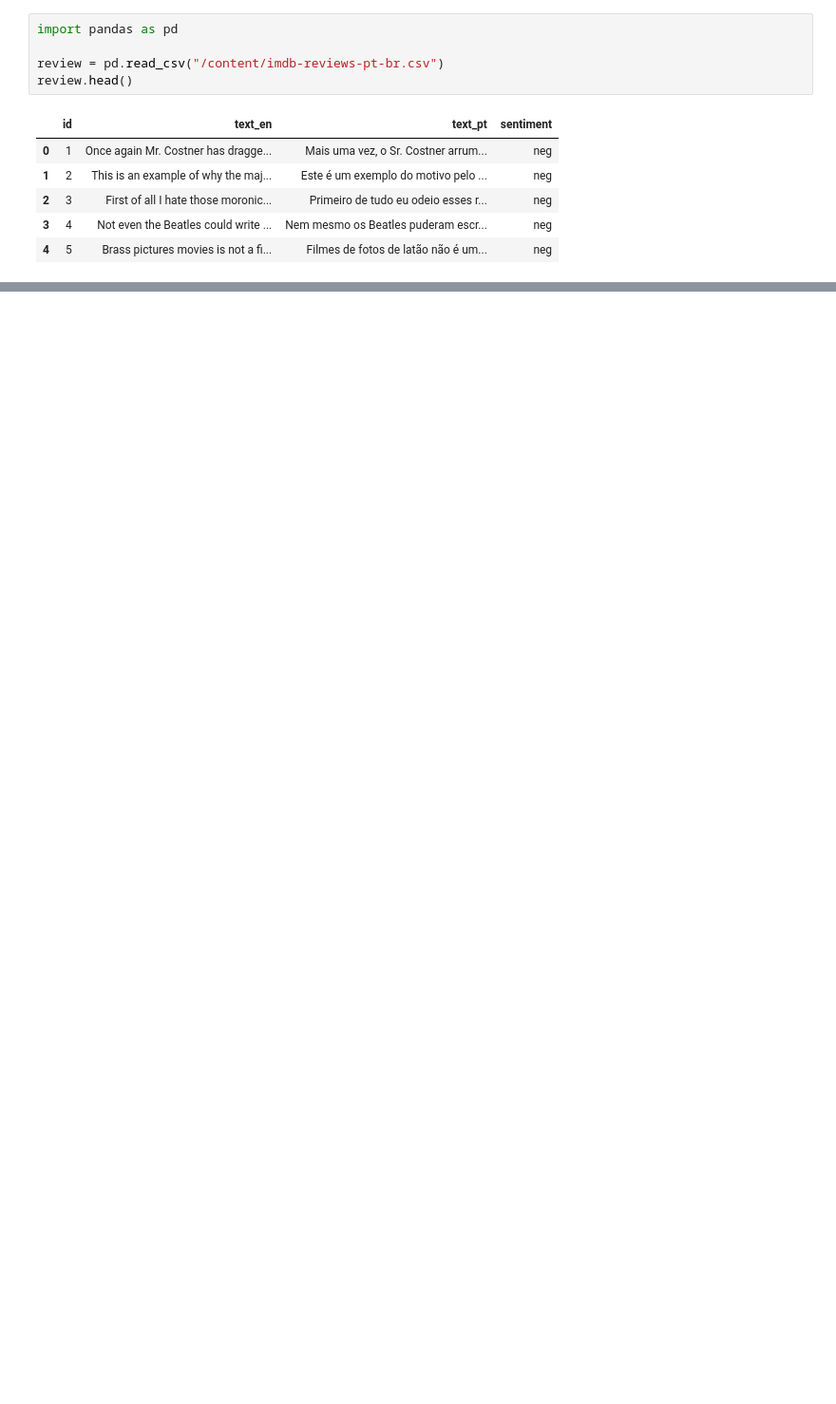
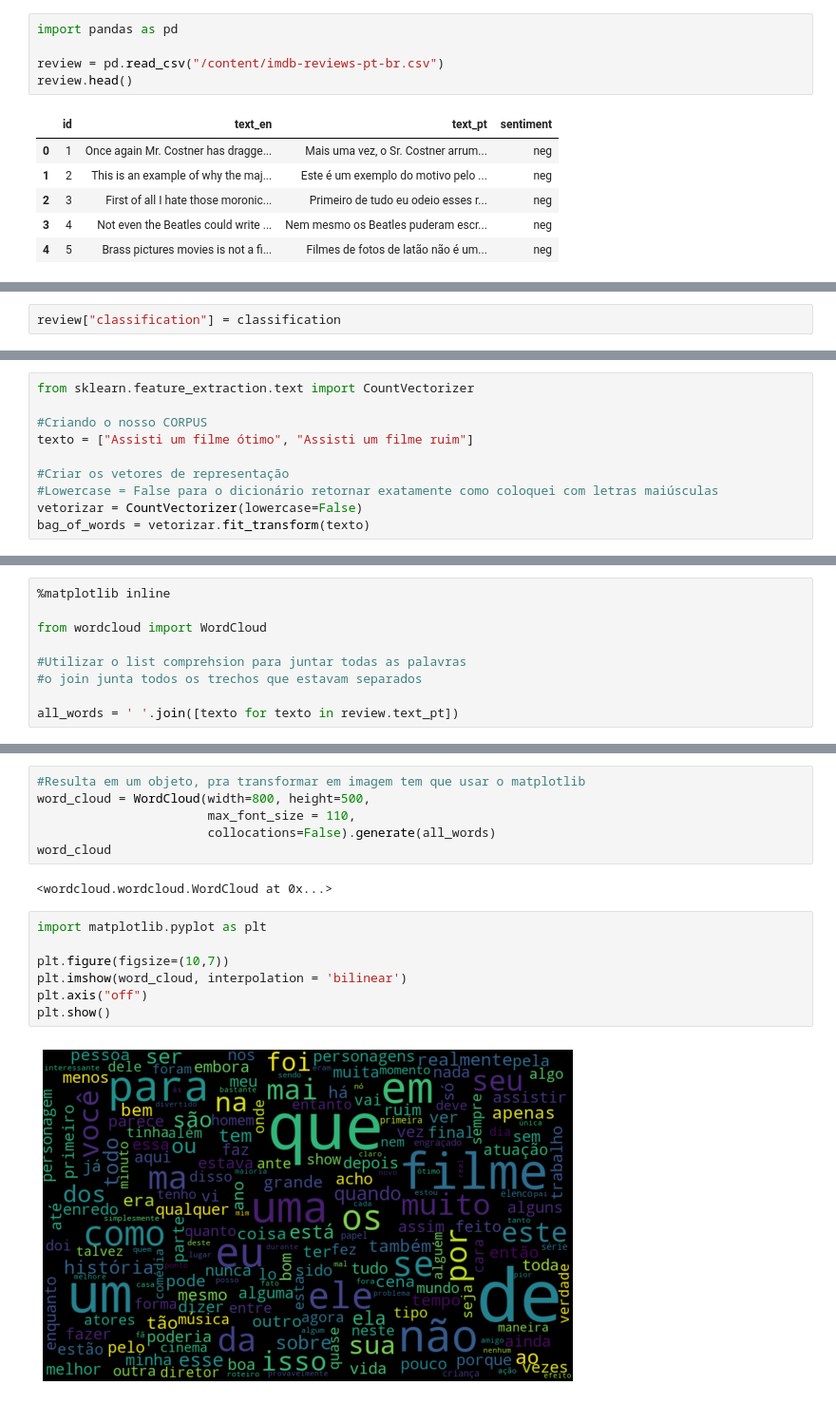
Before and after one commit to letpires/IMDBSentimentAnalysis, a Jupyter notebook: analise_sentimento_imdb.ipynb, the cells around one changed output, grey strips where cells are left out. Shown at 95% size. Cells and saved outputs as stored; diff of their text form; blank space fills up the shorter version.

```diff
--- a/analise_sentimento_imdb.ipynb
+++ b/analise_sentimento_imdb.ipynb
@@ -74,0 +118,2 @@ logistic_regression.fit(treino, classe_treino)
+# %%
+review["classification"] = classification
@@ -74,0 +129,10 @@ logistic_regression.fit(treino, classe_treino)
+# %%
+from sklearn.feature_extraction.text import CountVectorizer
+
+#Criando o nosso CORPUS
+texto = ["Assisti um filme ótimo", "Assisti um filme ruim"]
+
+#Criar os vetores de representação
+#Lowercase = False para o dicionário retornar exatamente como coloquei com letras maiúsculas
+vetorizar = CountVectorizer(lowercase=False)
+bag_of_words = vetorizar.fit_transform(texto)
@@ -74,0 +205,9 @@ logistic_regression.fit(treino, classe_treino)
+# %%
+%matplotlib inline
+
+from wordcloud import WordCloud
+
+#Utilizar o list comprehsion para juntar todas as palavras
+#o join junta todos os trechos que estavam separados
+
+all_words = ' '.join([texto for texto in review.text_pt])
@@ -74,0 +224,17 @@ logistic_regression.fit(treino, classe_treino)
+# %%
+#Resulta em um objeto, pra transformar em imagem tem que usar o matplotlib
+word_cloud = WordCloud(width=800, height=500,
+                       max_font_size = 110,
+                       collocations=False).generate(all_words)
+word_cloud
+# %% [output]
+<wordcloud.wordcloud.WordCloud at 0x...>
+# %%
+import matplotlib.pyplot as plt
+
+plt.figure(figsize=(10,7))
+plt.imshow(word_cloud, interpolation = 'bilinear')
+plt.axis("off")
+plt.show()
+# %% [output]
+[figure, added]
```
Also changed, not shown: parts of 40 cells of this notebook.
